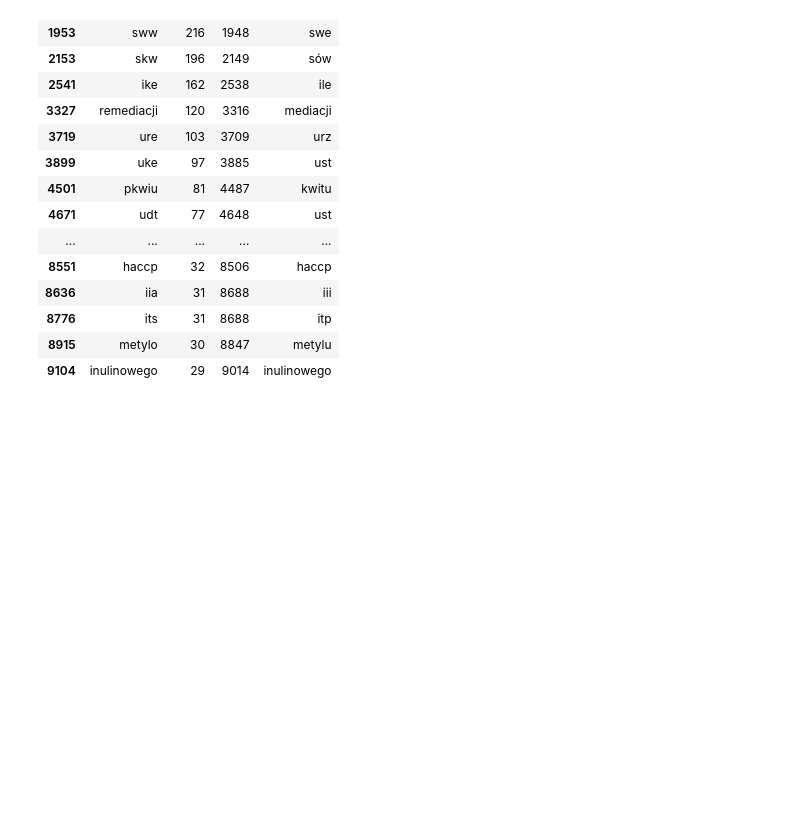
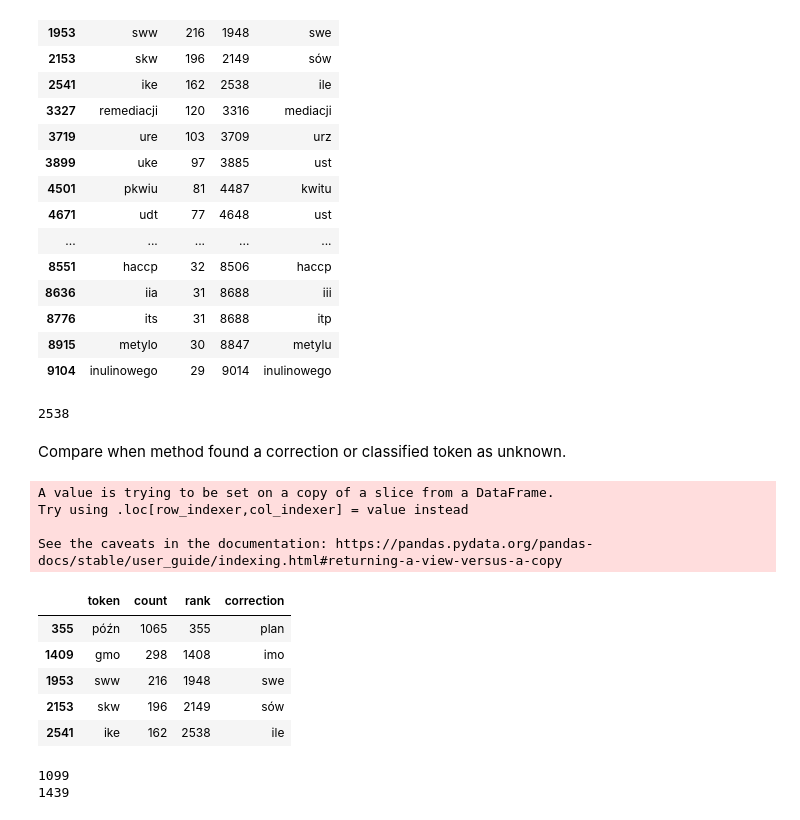
Before and after one commit to Smendowski/nlp, a Jupyter notebook: lab03/lab03_morfeusz.ipynb, the cells around one changed output. Cells and saved outputs as stored; diff of their text form; code cells hidden in the pictures; blank space fills up the shorter version.

```diff
--- a/lab03/lab03_morfeusz.ipynb
+++ b/lab03/lab03_morfeusz.ipynb
@@ -196,3 +196,26 @@ See the caveats in the documentation: https://pandas.pydata.org/pandas-docs/stab
 # Save df_unknown to parquet and return to VSCode local environment
 # %%
 df_unknown.to_parquet('df_unknown.parquet')
+# %%
+len(df_unknown)
+# %% [output]
+2538
+# %% [markdown]
+Compare when method found a correction or classified token as unknown.
+# %%
+df_corrections = df_unknown
+df_corrections['correction'] = df_corrections['token'].apply(correct_using_most_probable_correction)
+# %% [output]
+A value is trying to be set on a copy of a slice from a DataFrame.
+Try using .loc[row_indexer,col_indexer] = value instead
+
+See the caveats in the documentation: https://pandas.pydata.org/pandas-docs/stable/user_guide/indexing.html#returning-a-view-versus-a-copy
+# %%
+df_corrections.head()
+# %% [output]
+|  | token | count | rank | correction |
+| 355 | późn | 1065 | 355 | plan |
+| 1409 | gmo | 298 | 1408 | imo |
+| 1953 | sww | 216 | 1948 | swe |
+| 2153 | skw | 196 | 2149 | sów |
+| 2541 | ike | 162 | 2538 | ile |
@@ -198,0 +225,6 @@ df_unknown.to_parquet('df_unknown.parquet')
+# %%
+print(levenstein_unknown_words_count)
+print(levenstein_corrections_count)
+# %% [output]
+1099
+1439
```
Also changed, not shown: parts of 4 cells of this notebook, 1 other file.
